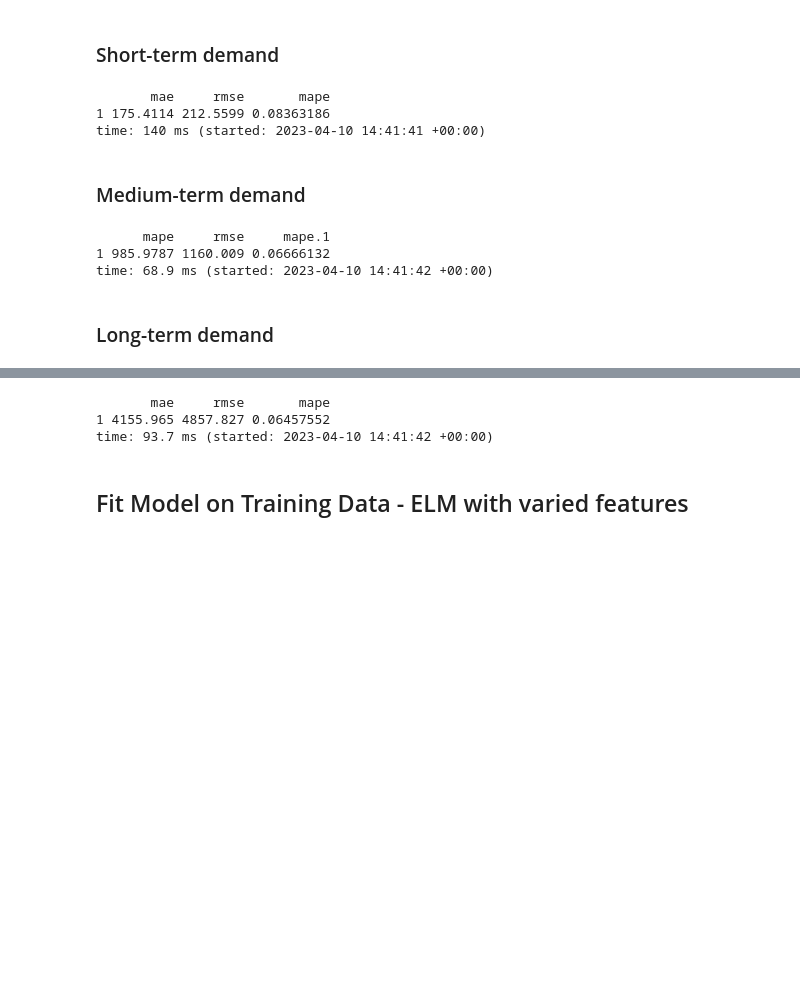
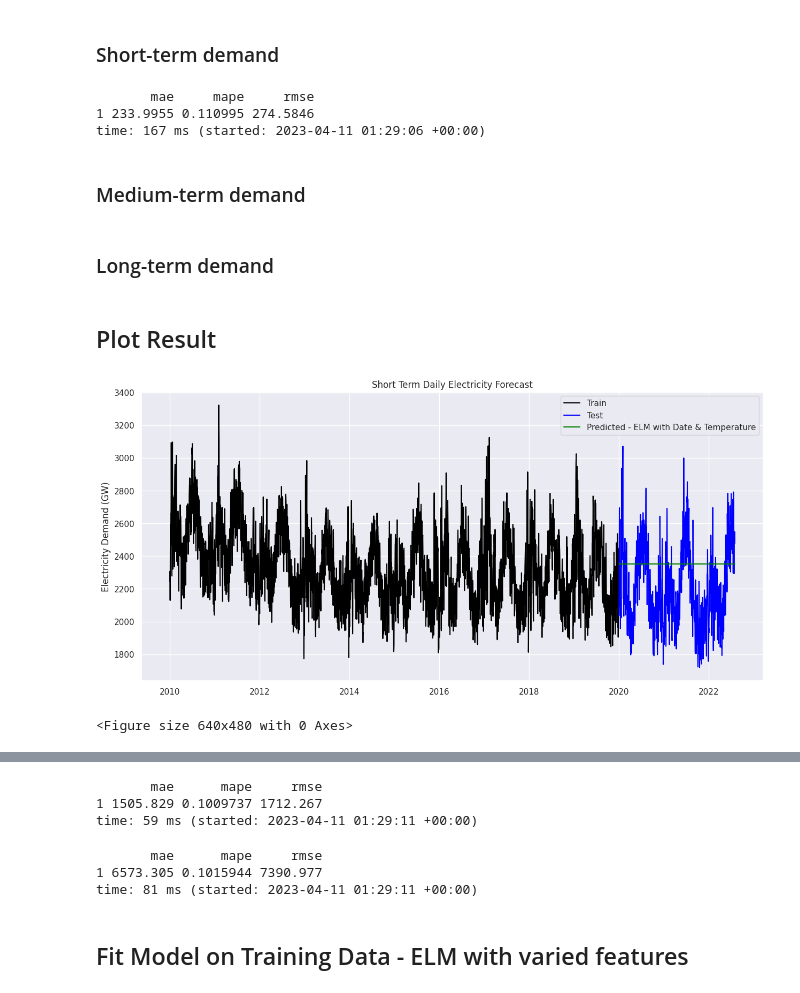
Before and after one commit to DakshiW/project_group_i, a Jupyter notebook: Fiona/unswprojectv10 with charts.ipynb, the cells around one changed output, grey strips where cells are left out. Saved outputs shown, nothing was run; the diff lists cells and outputs as text; code cells hidden in the pictures; blank space fills up the shorter version.

```diff
--- a/Fiona/unswprojectv10 with charts.ipynb
+++ b/Fiona/unswprojectv10 with charts.ipynb
@@ -1129,36 +1130,37 @@ library(ELMR)
 # %%
 %%R -i ts_short_train -i ts_short_test
 # fitting elm model using short-term data
-elm_short_train_x<-as.matrix(ts_short_train[,'TEMPERATURE'],ts_short_train[,'DATE'])
+elm_short_train_x<-as.matrix(cbind(ts_short_train[,'TEMPERATURE'],ts_short_train[,'DATE']))
 elm_short_train_y<-as.matrix(ts_short_train[,'TOTALDEMAND'])
-elm_short_test_x<-as.matrix(ts_short_test[,'TEMPERATURE'],ts_short_test[,'DATE'])
+elm_short_test_x<-as.matrix(cbind(ts_short_test[,'TEMPERATURE'],ts_short_test[,'DATE']))
 elm_short_test_y<-as.matrix(ts_short_test[,'TOTALDEMAND'])
 elm_short_model<-elm_train(elm_short_train_x,elm_short_train_y,nhid=50,actfun='sig',init_weights='normal_gaussian')
 # prediction
 elm_short_predict_y = elm_predict(elm_short_model,elm_short_test_x)
 # results
-data.frame(mae=mean(abs(elm_short_predict_y-elm_short_test_y)), rmse=sqrt(mean((elm_short_predict_y-elm_short_test_y)^2)),mape=mean(abs(elm_short_predict_y-elm_short_test_y)/elm_short_test_y))
+data.frame(mae=mean(abs(elm_short_predict_y-elm_short_test_y)),mape=mean(abs(elm_short_predict_y-elm_short_test_y)/elm_short_test_y), rmse=sqrt(mean((elm_short_predict_y-elm_short_test_y)^2)))
 # %% [output]
-       mae     rmse       mape
-1 175.4114 212.5599 0.08363186
-time: 140 ms (started: 2023-04-10 14:41:41 +00:00)
+       mae     mape     rmse
+1 233.9955 0.110995 274.5846
+time: 167 ms (started: 2023-04-11 01:29:06 +00:00)
 # %% [markdown]
 ### Medium-term demand
-# %%
-%%R -i ts_medium_train -i ts_medium_test
-# fitting elm model using medium-term data
-elm_medium_train_x<-as.matrix(ts_medium_train[,'TEMPERATURE'],ts_medium_train[,'DATE'])
-elm_medium_train_y<-as.matrix(ts_medium_train[,'TOTALDEMAND'])
-elm_medium_test_x<-as.matrix(ts_medium_test[,'TEMPERATURE'],ts_medium_test[,'DATE'])
-elm_medium_test_y<-as.matrix(ts_medium_test[,'TOTALDEMAND'])
-elm_medium_model<-elm_train(elm_medium_train_x,elm_medium_train_y,nhid=50,actfun='sig',init_weights='normal_gaussian')
-# prediction
-elm_medium_predict_y = elm_predict(elm_medium_model,elm_medium_test_x)
-# results
-data.frame(mape=mean(abs(elm_medium_predict_y-elm_medium_test_y)), rmse=sqrt(mean((elm_medium_predict_y-elm_medium_test_y)^2)),mape=mean(abs(elm_medium_predict_y-elm_medium_test_y)/elm_medium_test_y))
-# %% [output]
-      mape     rmse     mape.1
-1 985.9787 1160.009 0.06666132
-time: 68.9 ms (started: 2023-04-10 14:41:42 +00:00)
 # %% [markdown]
 ### Long-term demand
+# %% [markdown]
+## Plot Result
+# %%
+# Plot Result
+plt.figure(figsize=(15,7))
+plt.plot(ts_sarima_short_train["TOTALDEMAND"], color = "black", label = "Train")
+plt.plot(ts_sarima_short_test["TOTALDEMAND"], color = "blue", label = "Test")
+plt.plot(ts_short_test['DATE'], elm_short_predict_y,  color = "green", label = "Predicted - ELM with Date & Temperature")
+plt.title("Short Term Daily Electricity Forecast")
+plt.ylabel("Electricity Demand (GW)")
+plt.legend(loc="best")
+sns.set()
+plt.show()
+plt.clf()
+# %% [output]
+[figure, added]
+<Figure size 640x480 with 0 Axes>
@@ -1165,19 +1168,35 @@ time: 68.9 ms (started: 2023-04-10 14:41:42 +00:00)
+# %%
+%%R -i ts_medium_train -i ts_medium_test
+# fitting elm model using medium-term data
+elm_medium_train_x<-as.matrix(cbind(ts_medium_train[,'TEMPERATURE'],ts_medium_train[,'DATE']))
+elm_medium_train_y<-as.matrix(ts_medium_train[,'TOTALDEMAND'])
+elm_medium_test_x<-as.matrix(cbind(ts_medium_test[,'TEMPERATURE'],ts_medium_test[,'DATE']))
+elm_medium_test_y<-as.matrix(ts_medium_test[,'TOTALDEMAND'])
+elm_medium_model<-elm_train(elm_medium_train_x,elm_medium_train_y,nhid=50,actfun='sig',init_weights='normal_gaussian')
+# prediction
+elm_medium_predict_y = elm_predict(elm_medium_model,elm_medium_test_x)
+# results
+data.frame(mae=mean(abs(elm_medium_predict_y-elm_medium_test_y)),mape=mean(abs(elm_medium_predict_y-elm_medium_test_y)/elm_medium_test_y), rmse=sqrt(mean((elm_medium_predict_y-elm_medium_test_y)^2)))
+# %% [output]
+       mae      mape     rmse
+1 1505.829 0.1009737 1712.267
+time: 59 ms (started: 2023-04-11 01:29:11 +00:00)
 # %%
 %%R -i ts_long_train -i ts_long_test
 # fitting elm model using long-term data
-elm_long_train_x<-as.matrix(ts_long_train[,'TEMPERATURE'],ts_long_train[,'date'])
+elm_long_train_x<-as.matrix(cbind(ts_long_train[,'TEMPERATURE'],ts_long_train[,'DATE']))
 elm_long_train_y<-as.matrix(ts_long_train[,'TOTALDEMAND'])
-elm_long_test_x<-as.matrix(ts_long_test[,'TEMPERATURE'], ts_long_test[,'date'])
+elm_long_test_x<-as.matrix(cbind(ts_long_test[,'TEMPERATURE'], ts_long_test[,'DATE']))
 elm_long_test_y<-as.matrix(ts_long_test[,'TOTALDEMAND'])
 elm_long_model<-elm_train(elm_long_train_x,elm_long_train_y,nhid=50,actfun='sig',init_weights='normal_gaussian')
 # prediction
 elm_long_predict_y = elm_predict(elm_long_model,elm_long_test_x)
 # results
-data.frame(mae=mean(abs(elm_long_predict_y-elm_long_test_y)), rmse=sqrt(mean((elm_long_predict_y-elm_long_test_y)^2)),mape=mean(abs(elm_long_predict_y-elm_long_test_y)/elm_long_test_y))
+data.frame(mae=mean(abs(elm_long_predict_y-elm_long_test_y)),mape=mean(abs(elm_long_predict_y-elm_long_test_y)/elm_long_test_y), rmse=sqrt(mean((elm_long_predict_y-elm_long_test_y)^2)))
 # %% [output]
-       mae     rmse       mape
-1 4155.965 4857.827 0.06457552
-time: 93.7 ms (started: 2023-04-10 14:41:42 +00:00)
+       mae      mape     rmse
+1 6573.305 0.1015944 7390.977
+time: 81 ms (started: 2023-04-11 01:29:11 +00:00)
 # %% [markdown]
 ## Fit Model on Training Data - ELM with varied features
 # %%
```
Also changed, not shown: parts of 84 cells of this notebook.
